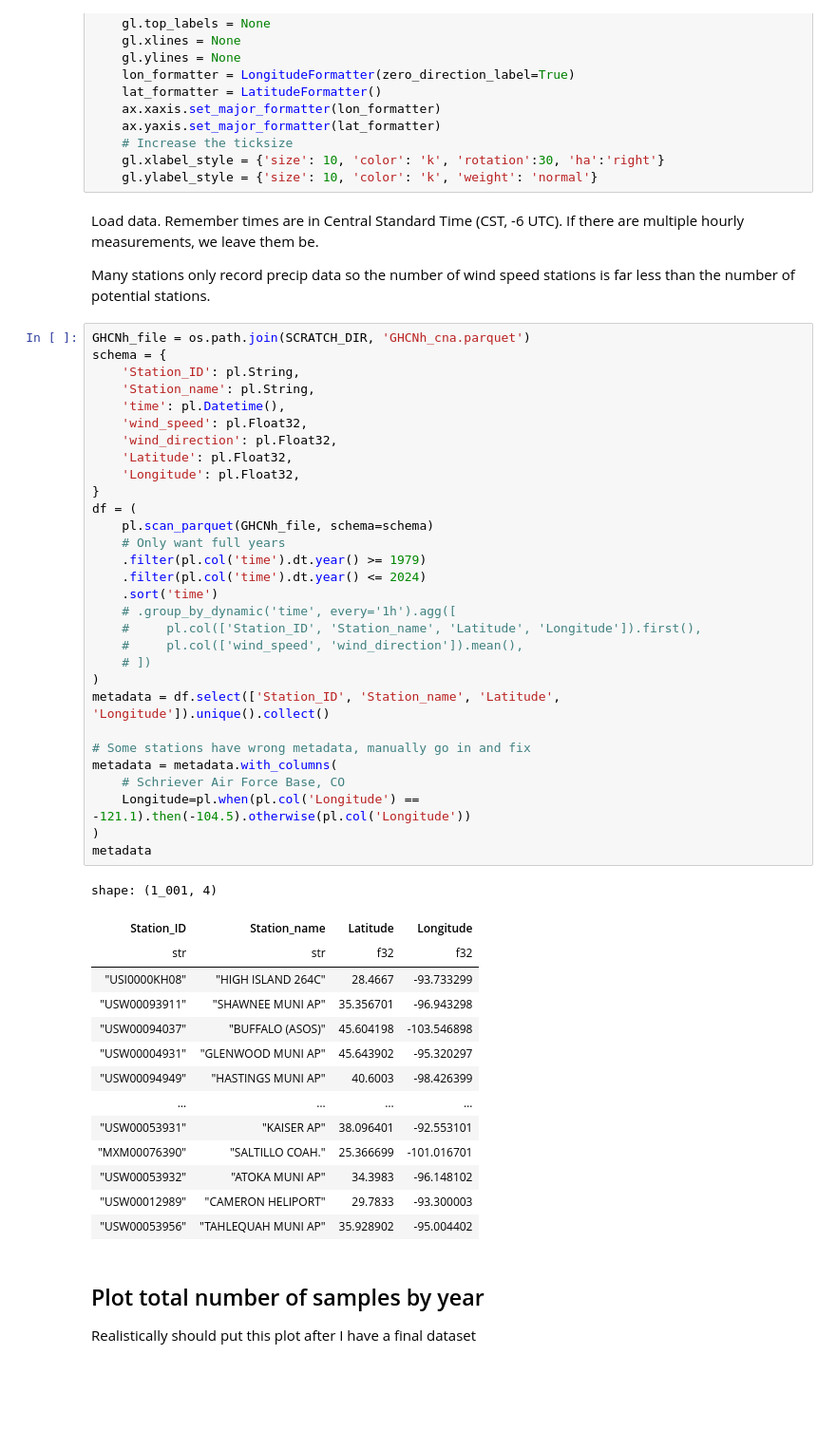
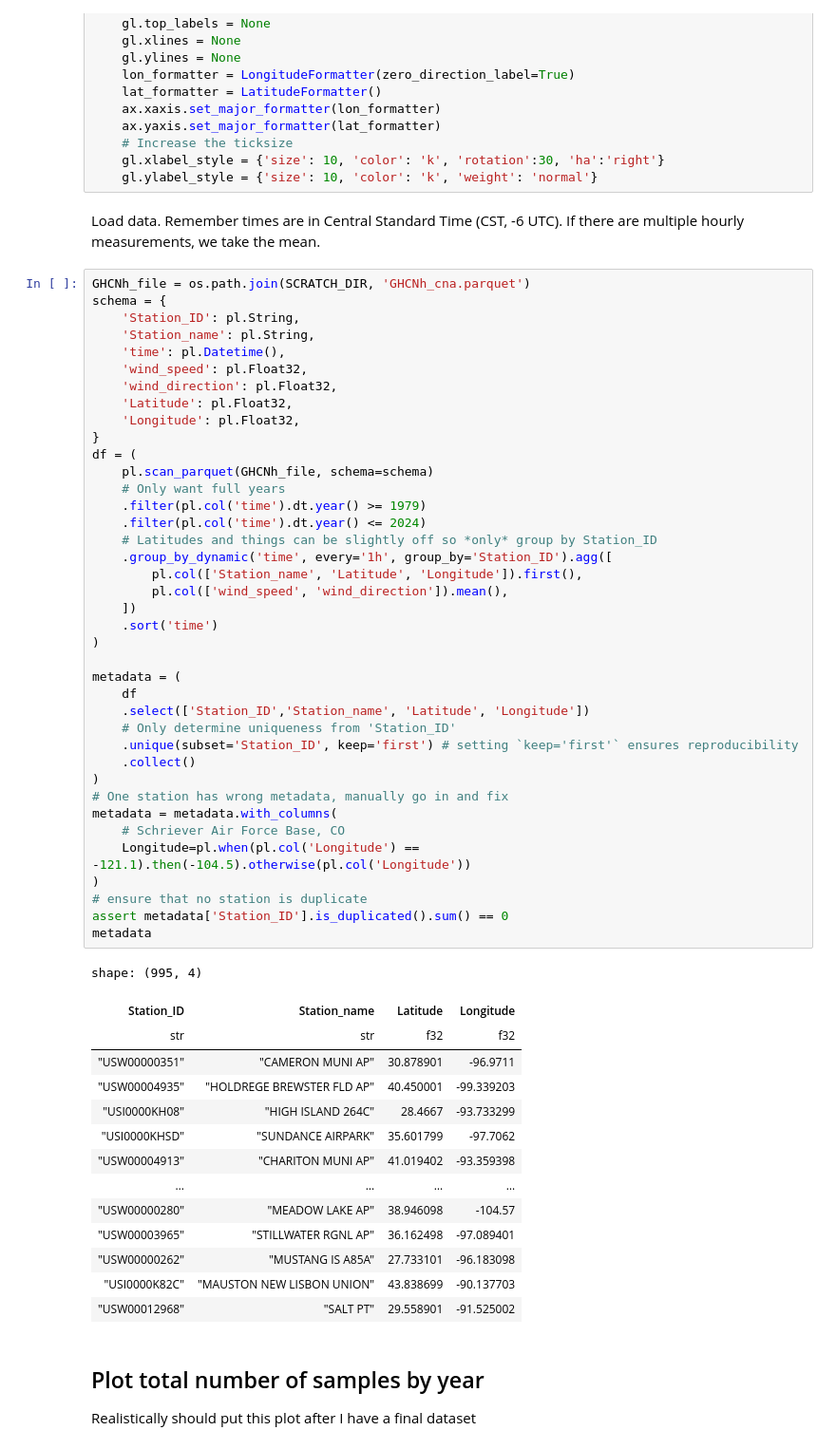
Before and after one commit to ivalencius/GPLLJ, a Jupyter notebook: src/GHCNh_cna.ipynb, the cells around one changed output. Shown at 95% size. Cells and saved outputs as stored; diff of their text form; blank space fills up the shorter version.

```diff
--- a/src/GHCNh_cna.ipynb
+++ b/src/GHCNh_cna.ipynb
@@ -36,54 +36,61 @@ def add_latlon(ax):
     gl.xlabel_style = {'size': 10, 'color': 'k', 'rotation':30, 'ha':'right'}
     gl.ylabel_style = {'size': 10, 'color': 'k', 'weight': 'normal'}
 # %% [markdown]
-Load data. Remember times are in Central Standard Time (CST, -6 UTC). If there are multiple hourly measurements, we leave them be.
-
-Many stations only record precip data so the number of wind speed stations is far less than the number of potential stations.
+Load data. Remember times are in Central Standard Time (CST, -6 UTC). If there are multiple hourly measurements, we take the mean.
 # %%
 GHCNh_file = os.path.join(SCRATCH_DIR, 'GHCNh_cna.parquet')
 schema = {
     'Station_ID': pl.String,
     'Station_name': pl.String,
     'time': pl.Datetime(),
     'wind_speed': pl.Float32,
     'wind_direction': pl.Float32,
     'Latitude': pl.Float32,
     'Longitude': pl.Float32,
 }
 df = (
     pl.scan_parquet(GHCNh_file, schema=schema)
     # Only want full years
     .filter(pl.col('time').dt.year() >= 1979)
     .filter(pl.col('time').dt.year() <= 2024)
+    # Latitudes and things can be slightly off so *only* group by Station_ID
+    .group_by_dynamic('time', every='1h', group_by='Station_ID').agg([
+        pl.col(['Station_name', 'Latitude', 'Longitude']).first(),
+        pl.col(['wind_speed', 'wind_direction']).mean(),
+    ])
     .sort('time')
-    # .group_by_dynamic('time', every='1h').agg([
-    #     pl.col(['Station_ID', 'Station_name', 'Latitude', 'Longitude']).first(),
-    #     pl.col(['wind_speed', 'wind_direction']).mean(),
-    # ])
 )
-metadata = df.select(['Station_ID', 'Station_name', 'Latitude', 'Longitude']).unique().collect()
 
-# Some stations have wrong metadata, manually go in and fix
+metadata = (
+    df
+    .select(['Station_ID','Station_name', 'Latitude', 'Longitude'])
+    # Only determine uniqueness from 'Station_ID'
+    .unique(subset='Station_ID', keep='first') # setting `keep='first'` ensures reproducibility
+    .collect()
+)
+# One station has wrong metadata, manually go in and fix
 metadata = metadata.with_columns(
     # Schriever Air Force Base, CO
     Longitude=pl.when(pl.col('Longitude') == -121.1).then(-104.5).otherwise(pl.col('Longitude'))
 )
+# ensure that no station is duplicate
+assert metadata['Station_ID'].is_duplicated().sum() == 0
 metadata
 # %% [output]
-shape: (1_001, 4)
+shape: (995, 4)
 | Station_ID | Station_name | Latitude | Longitude |
 | str | str | f32 | f32 |
+| "USW00000351" | "CAMERON MUNI AP" | 30.878901 | -96.9711 |
+| "USW00004935" | "HOLDREGE BREWSTER FLD AP" | 40.450001 | -99.339203 |
 | "USI0000KH08" | "HIGH ISLAND 264C" | 28.4667 | -93.733299 |
-| "USW00093911" | "SHAWNEE MUNI AP" | 35.356701 | -96.943298 |
-| "USW00094037" | "BUFFALO (ASOS)" | 45.604198 | -103.546898 |
-| "USW00004931" | "GLENWOOD MUNI AP" | 45.643902 | -95.320297 |
-| "USW00094949" | "HASTINGS MUNI AP" | 40.6003 | -98.426399 |
+| "USI0000KHSD" | "SUNDANCE AIRPARK" | 35.601799 | -97.7062 |
+| "USW00004913" | "CHARITON MUNI AP" | 41.019402 | -93.359398 |
 | … | … | … | … |
-| "USW00053931" | "KAISER AP" | 38.096401 | -92.553101 |
-| "MXM00076390" | "SALTILLO COAH." | 25.366699 | -101.016701 |
-| "USW00053932" | "ATOKA MUNI AP" | 34.3983 | -96.148102 |
-| "USW00012989" | "CAMERON HELIPORT" | 29.7833 | -93.300003 |
-| "USW00053956" | "TAHLEQUAH MUNI AP" | 35.928902 | -95.004402 |
+| "USW00000280" | "MEADOW LAKE AP" | 38.946098 | -104.57 |
+| "USW00003965" | "STILLWATER RGNL AP" | 36.162498 | -97.089401 |
+| "USW00000262" | "MUSTANG IS A85A" | 27.733101 | -96.183098 |
+| "USI0000K82C" | "MAUSTON NEW LISBON UNION" | 43.838699 | -90.137703 |
+| "USW00012968" | "SALT PT" | 29.558901 | -91.525002 |
 # %% [markdown]
 ## Plot total number of samples by year
 
```
Also changed, not shown: parts of 15 cells of this notebook, 8 other files.
